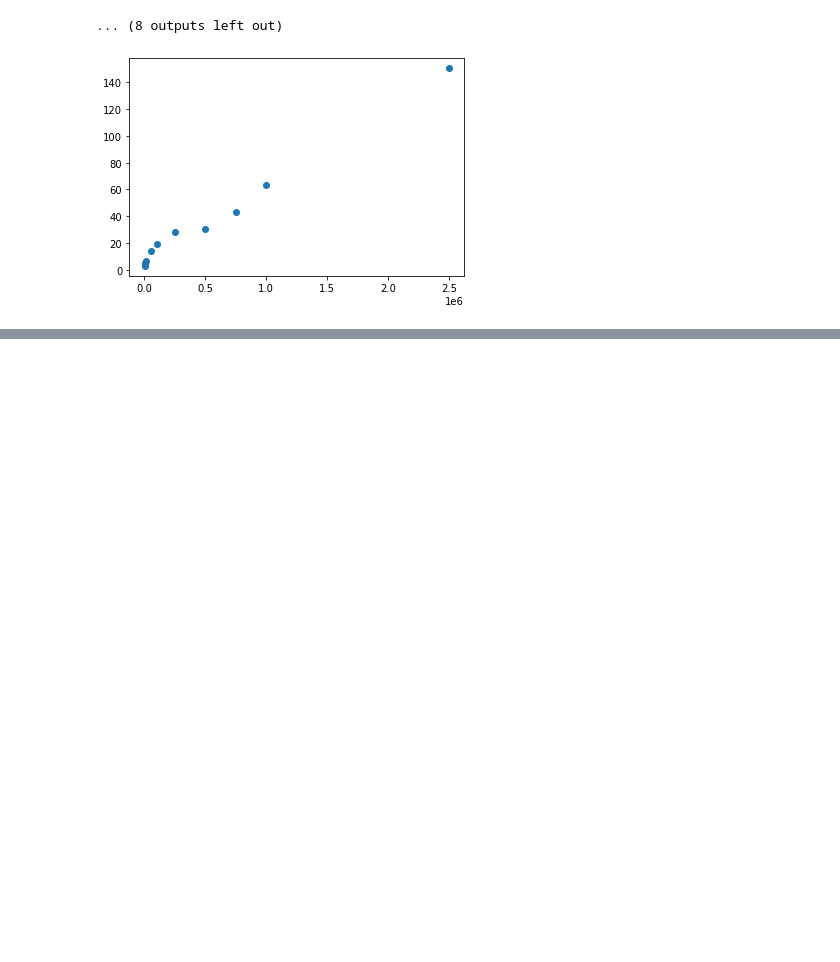
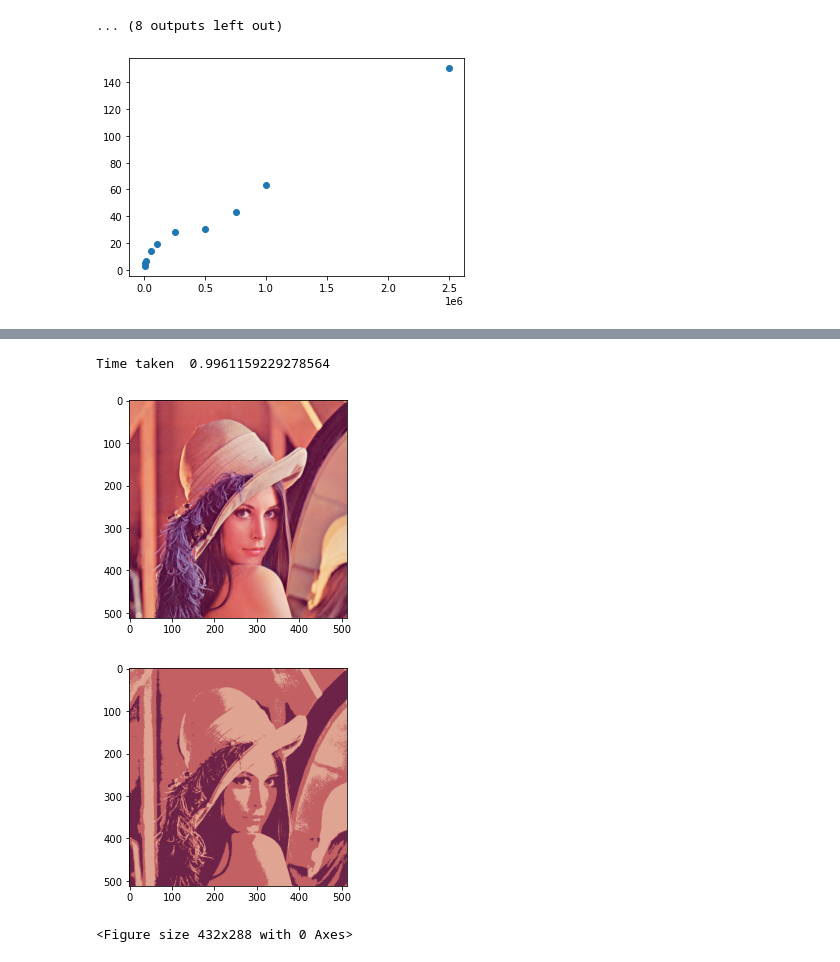
Before and after one commit to jeroenvanriel/parallel-algos, a Jupyter notebook: Part 2/Coresets.ipynb, the cells around one changed output, grey strips where cells are left out. Cells and saved outputs as stored; diff of their text form; code cells hidden in the pictures; blank space fills up the shorter version.

```diff
--- a/Part 2/Coresets.ipynb
+++ b/Part 2/Coresets.ipynb
@@ -342,0 +424,31 @@ plt.show()
+# %%
+k = 3
+
+
+start_time = time.time()
+pixel_values = image.reshape((-1, 3))
+pixel_values = np.float32(pixel_values)
+pixel_values
+
+kmeans = KMeans(n_clusters=k).fit(pixel_values)
+centers = kmeans.cluster_centers_
+clusters = kmeans.labels_
+
+centers = np.uint8(centers)
+segmented_image = np.array([centers[i] for i in clusters])
+segmented_image = segmented_image.reshape(image.shape)
+end_time = time.time()
+print("Time taken ", end_time-start_time)
+
+
+plt.imshow(image)
+plt.show()
+
+plt.imshow(segmented_image)
+plt.show()
+plt.savefig(str(k))
+# %% [output]
+Time taken  0.9961159229278564
+[figure, added]
+[figure, added]
+<Figure size 432x288 with 0 Axes>
```
Also changed, not shown: parts of 14 cells of this notebook.
